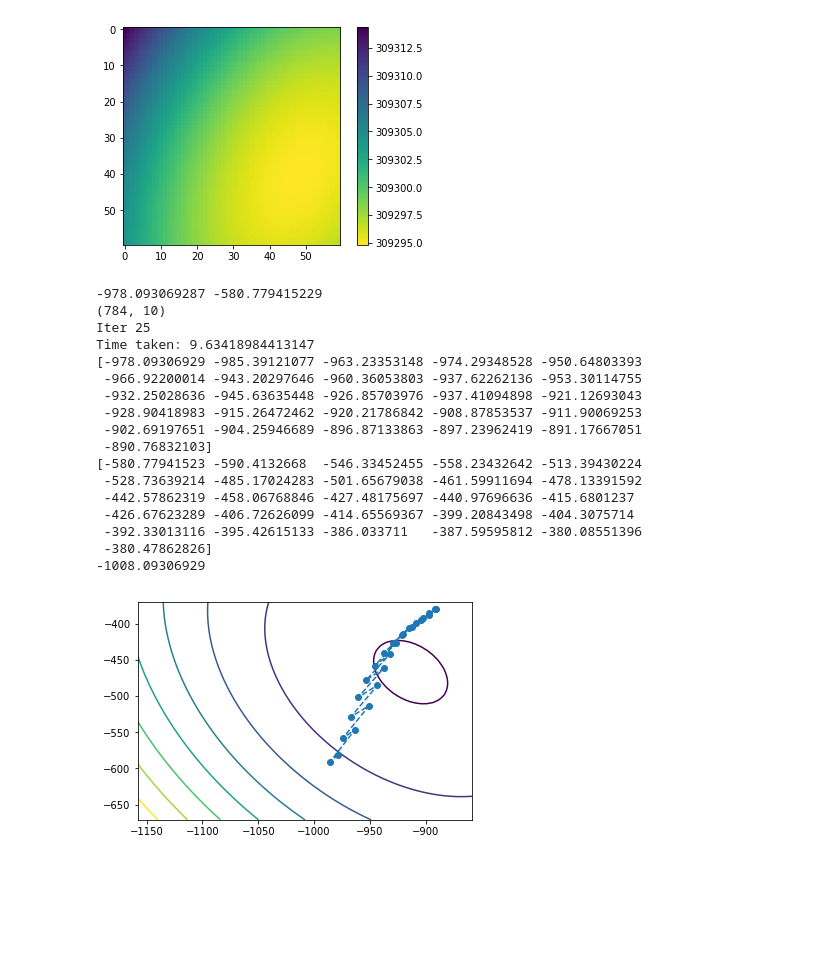
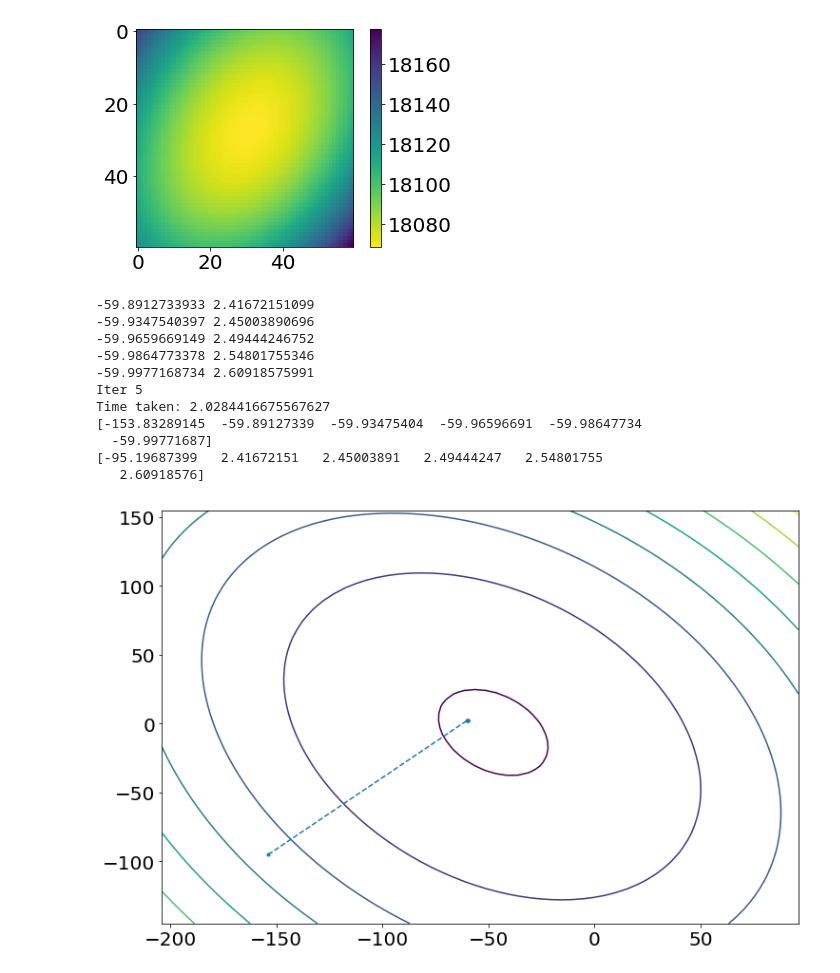
Before and after one commit to Naireen/CSC411, a Jupyter notebook: A2/PlotContours.ipynb, the cells around one changed output. Cells and saved outputs as stored; diff of their text form; code cells hidden in the pictures; blank space fills up the shorter version.

```diff
--- a/A2/PlotContours.ipynb
+++ b/A2/PlotContours.ipynb
@@ -132,6 +132,8 @@ def df(x, W0, y):
     vals = part2(x, W1, b0)
     return part3(x, y, vals)
 # %%
+matplotlib.rcParams.update({'font.size': 20})
+
 #reload teh weights here, they get overwritten
 weights = np.loadtxt("final_weightspart5.txt")
 weights_bias = weights[-1, :].reshape(1, 10)
@@ -139,12 +141,16 @@ weights = weights[:-1, :]
 #print(weights.shape, weights_bias.shape), #alter, (300, 400) 5
 #weights[0, :10]
 
-contour = np.loadtxt("big_contour.txt")
-print(vary_w1.shape, contour.shape)
-plt.contour(vary_w1, vary_w2, contour)
+contour = np.loadtxt("new_big_contour.txt")
+print(vary_w1.shape, contour.shape )
+plt.figure(figsize=(12, 8))
+plt.contour(vary_w1, vary_w2, contour, linewidths = 2, cmap = "viridis")
+plt.xlabel("Weight ({0}, 5)".format(ind1))
+plt.ylabel("Weight ({0}, 5)".format(ind2))
 #plt.scatter()
-plt.scatter(weights[ind1, 5], weights[ind2, 5], marker = "x")
-plt.scatter(weights[ind1, 5]-100, weights[ind2, 5]+100)
+plt.scatter(weights[ind1, 5], weights[ind2, 5], marker = "x", label = "Found Weights")
+plt.legend()
+#plt.scatter(weights[ind1, 5]-100, weights[ind2, 5]+100)
 
 plt.show()
 # %% [output]
@@ -157,82 +163,78 @@ plt.imshow(contour, cmap = "viridis_r")
 plt.colorbar()
 plt.show()
 # %% [output]
-[figure, old version]
+[figure, new version]
 # %%
 #use vanilla gradient descent
 def grad_descent_learning_curves(df, x, y, weights, b0, alpha, ind1, ind2, EPS=1e-7):
     # EPS = 1e-5   #EPS = 10**(-5)
     W0 = weights.copy()
     start = time.time()
-    W0[ind1, 5] +=30
-    W0[ind2 , 5] -=60
-    print(W0[ind1 , 5], W0[ind2, 5])
+    W0[ind1, 5] -=100
+    W0[ind2 , 5] -=100
+    #print(W0[ind1 , 5], W0[ind2, 5])
     total_W0 = np.concatenate((b0, W0))
     prev_totalW0 = total_W0 - 10 * EPS
     W1 = total_W0.copy()
     # inital weights, pass in both bias and weights together for now
-    max_iter = 25
+    max_iter = 5
     iter = 0
 
     weight1= np.zeros(max_iter+1)
     weight2 = np.zeros(max_iter+1)
-    print(W0.shape)
+    #print(W0.shape)
     weight1[0] = W0[ind1, 5]
     weight2[0] = W0[ind2, 5]
     counter = 1
     while norm(W1 - prev_totalW0) > EPS and iter < max_iter:
         prev_totalW0 = W1.copy()
-
+        #print(counter)
         temp = alpha * df(x, W1, y)
         #print(temp.shape)
-        #print(temp[ind1+1, 5], temp[ind2+1, 5])
+        #print(temp[ind1, 5], temp[ind2, 5])
         #print(temp.shape)
         #W1[ind1 +1, 5] -= temp[ind1+1, 5]
         #W1[ind2 +1, 5] -= temp[ind2+1, 5]
         W1 -=temp
-        weight1[counter] = W1[ind1+1, 5]s
-        weight2[counter] = W1[ind2+1, 5]
+        weight1[counter] = W1[ind1, 5]
+        weight2[counter] = W1[ind2, 5]
+        print(W1[ind1, 5], W1[ind2, 5])
         counter +=1
-        if iter % 100 == 99:
-            print("Iter", iter)
+        #if iter % 100 == 99:
+        #    print("Iter", iter)
         iter += 1
         #break
     print("Iter", iter)
     end = time.time()
     print("Time taken:", (end - start))
     return W1, weight1, weight2
 
 
 
 np.random.seed(0)
-alpha = 25
+alpha = .15
 final_weights, weight1, weight2 = grad_descent_learning_curves(df, x, y, weights, weights_bias, alpha, ind1, ind2, 1e-4)
 print(weight1)
 print(weight2)
 
-print(weights[ind1, 5])
+#print(weights[ind1, 5])
+plt.figure(figsize=(12, 8))
 plt.contour(vary_w1, vary_w2, contour)
-plt.plot(weight1, weight2, linestyle='--', marker='o',)
+plt.plot(weight1, weight2, linestyle='--', marker='.',)
 plt.show()
 # %% [output]
--978.093069287 -580.779415229
-(784, 10)
-Iter 25
-Time taken: 9.63418984413147
-[-978.09306929 -985.39121077 -963.23353148 -974.29348528 -950.64803393
- -966.92200014 -943.20297646 -960.36053803 -937.62262136 -953.30114755
- -932.25028636 -945.63635448 -926.85703976 -937.41094898 -921.12693043
- -928.90418983 -915.26472462 -920.21786842 -908.87853537 -911.90069253
- -902.69197651 -904.25946689 -896.87133863 -897.23962419 -891.17667051
- -890.76832103]
-[-580.77941523 -590.4132668  -546.33452455 -558.23432642 -513.39430224
- -528.73639214 -485.17024283 -501.65679038 -461.59911694 -478.13391592
- -442.57862319 -458.06768846 -427.48175697 -440.97696636 -415.6801237
- -426.67623289 -406.72626099 -414.65569367 -399.20843498 -404.3075714
- -392.33013116 -395.42615133 -386.033711   -387.59595812 -380.08551396
- -380.47862826]
--1008.09306929
+-59.8912733933 2.41672151099
+-59.9347540397 2.45003890696
+-59.9659669149 2.49444246752
+-59.9864773378 2.54801755346
+-59.9977168734 2.60918575991
+Iter 5
+Time taken: 2.0284416675567627
+[-153.83289145  -59.89127339  -59.93475404  -59.96596691  -59.98647734
+  -59.99771687]
+[-95.19687399   2.41672151   2.45003891   2.49444247   2.54801755
+   2.60918576]
-[figure, old version]
+[figure, new version]
 # %%
 def momemtum_grad_descent_learning_curves(df, x, y, W0, b0, alpha, ind1, ind2, momemtum = 0.9, EPS=1e-7):
     # EPS = 1e-5   #EPS = 10**(-5)
```
Also changed, not shown: parts of 11 cells of this notebook, 3 other files.
